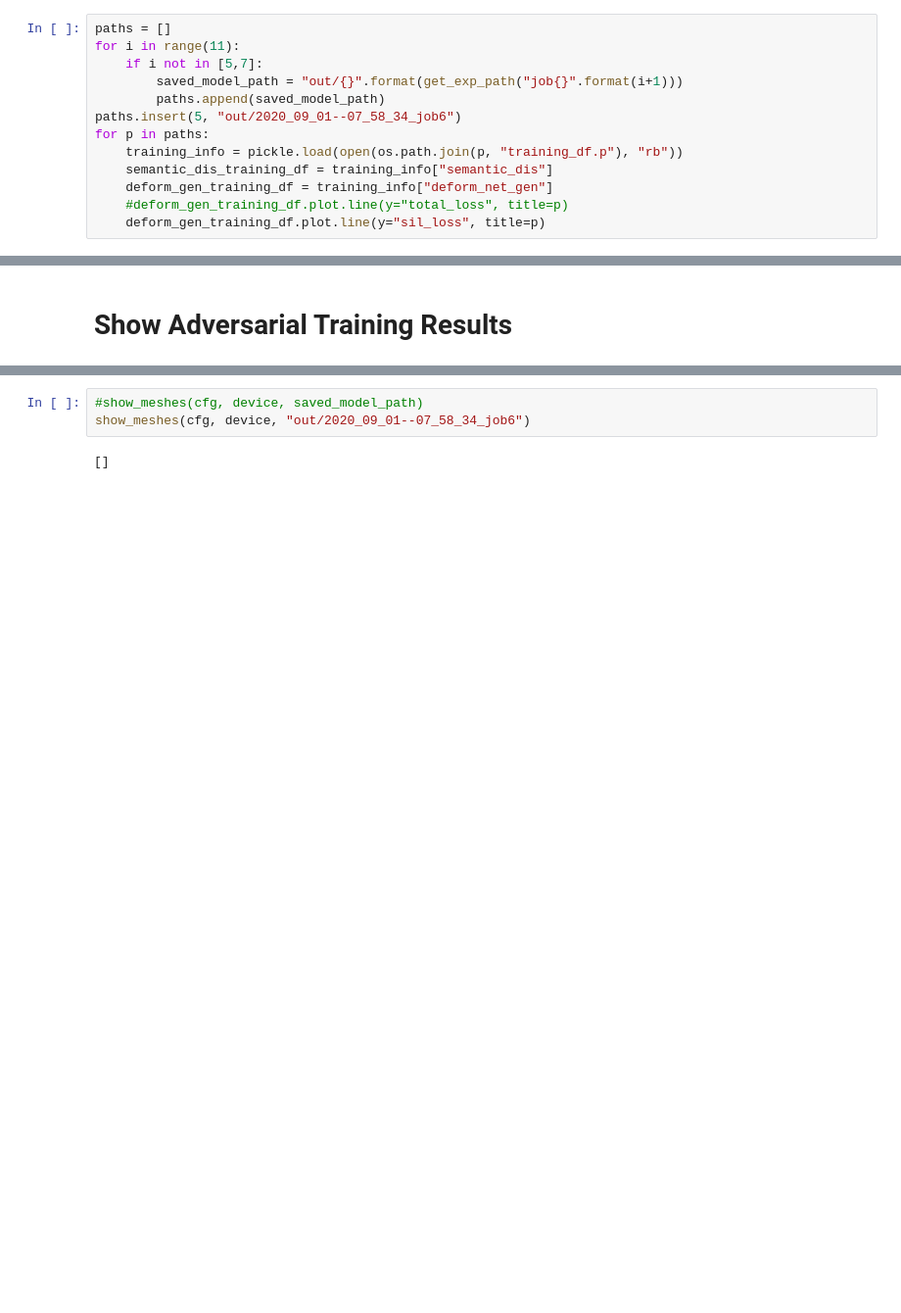
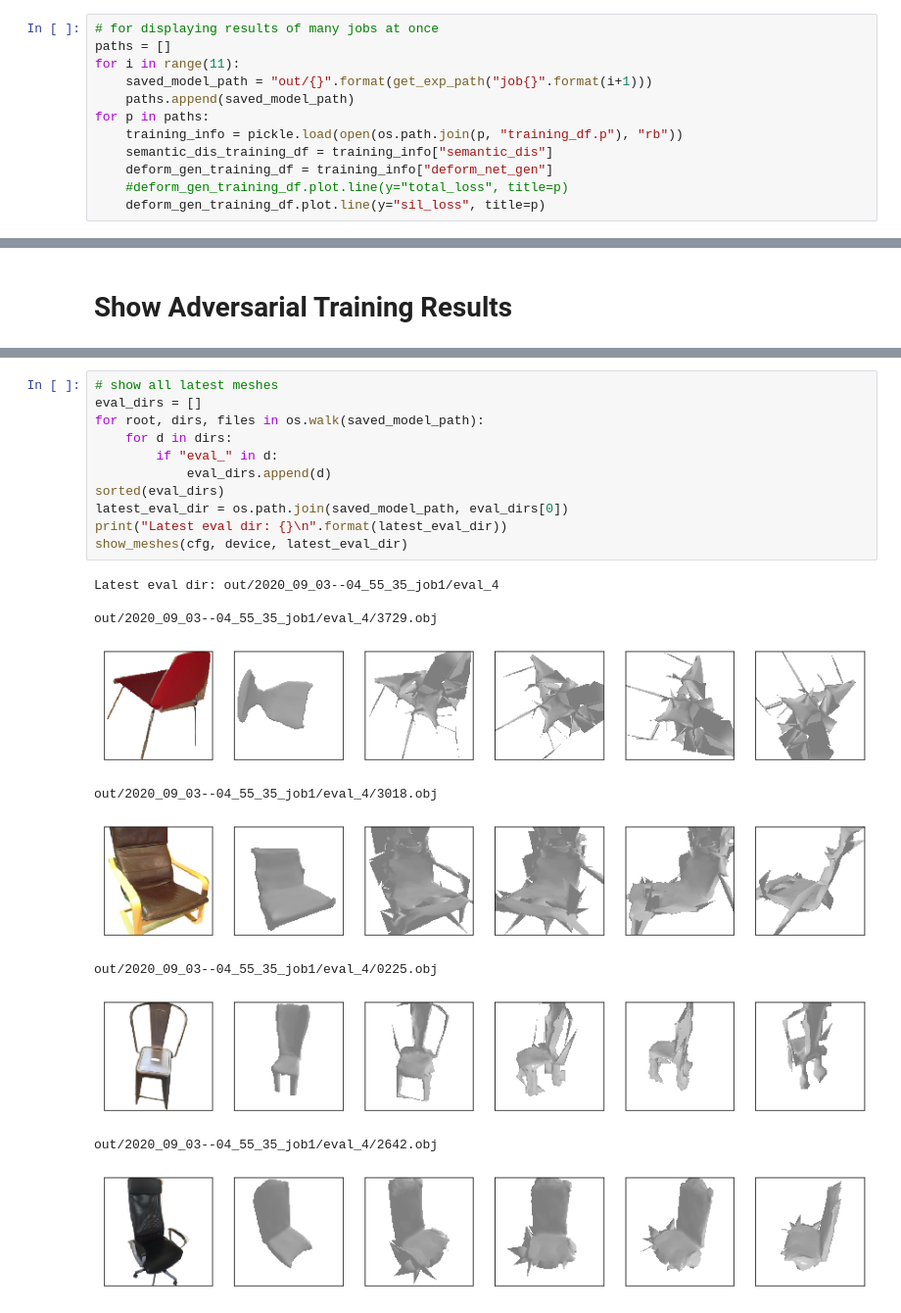
Before and after one commit to b7leung/sil_consistent_at_inference, a Jupyter notebook: notebooks/Adversarial Semantic Descriminator Debug.ipynb, the cells around one changed output, grey strips where cells are left out. Shown at 98% size. Cells and saved outputs as stored; diff of their text form; blank space fills up the shorter version.

```diff
--- a/notebooks/Adversarial Semantic Descriminator Debug.ipynb
+++ b/notebooks/Adversarial Semantic Descriminator Debug.ipynb
@@ -122,10 +100,9 @@ deform_gen_training_df.plot.line(y="lr", title=saved_model_path)
 # %%
+# for displaying results of many jobs at once
 paths = []
 for i in range(11):
-    if i not in [5,7]:
-        saved_model_path = "out/{}".format(get_exp_path("job{}".format(i+1)))
-        paths.append(saved_model_path)
-paths.insert(5, "out/2020_09_01--07_58_34_job6")
+    saved_model_path = "out/{}".format(get_exp_path("job{}".format(i+1)))
+    paths.append(saved_model_path)
 for p in paths:
     training_info = pickle.load(open(os.path.join(p, "training_df.p"), "rb"))
     semantic_dis_training_df = training_info["semantic_dis"]
@@ -190,5 +175,22 @@ def show_meshes(cfg, device, saved_model_path):
-# %%
-#show_meshes(cfg, device, saved_model_path)
-show_meshes(cfg, device, "out/2020_09_01--07_58_34_job6")
-# %% [output]
-[]
+# %%
+# show all latest meshes
+eval_dirs = []
+for root, dirs, files in os.walk(saved_model_path):
+    for d in dirs:
+        if "eval_" in d:
+            eval_dirs.append(d)
+sorted(eval_dirs)
+latest_eval_dir = os.path.join(saved_model_path, eval_dirs[0])
+print("Latest eval dir: {}\n".format(latest_eval_dir))
+show_meshes(cfg, device, latest_eval_dir)
+# %% [output]
+Latest eval dir: out/2020_09_03--04_55_35_job1/eval_4
+
+out/2020_09_03--04_55_35_job1/eval_4/3729.obj
+[figure, added]
+out/2020_09_03--04_55_35_job1/eval_4/3018.obj
+[figure, added]
+out/2020_09_03--04_55_35_job1/eval_4/0225.obj
+[figure, added]
+out/2020_09_03--04_55_35_job1/eval_4/2642.obj
+[figure, added]
```
Also changed, not shown: parts of 10 cells of this notebook, 12 other files.
